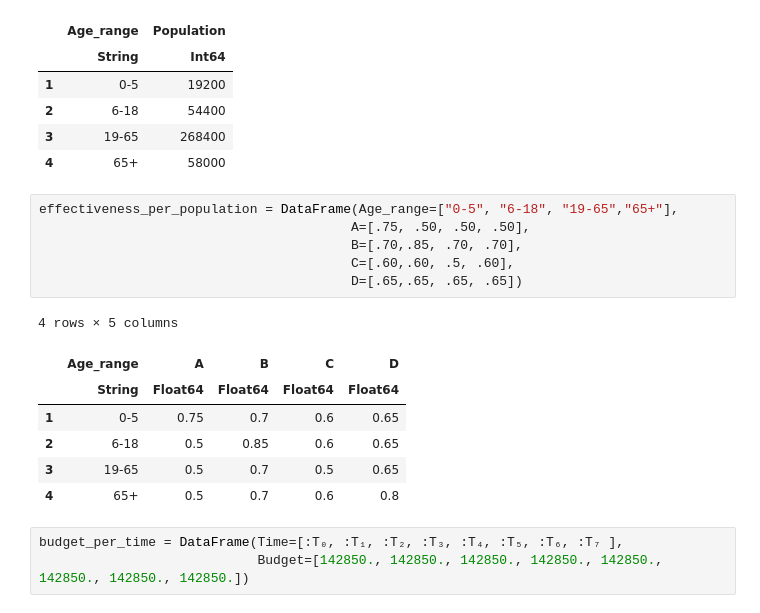
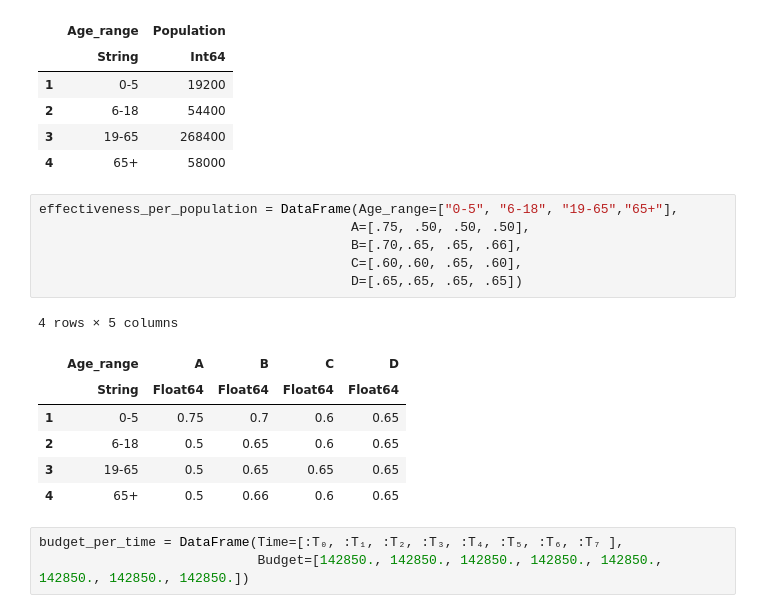
Before and after one commit to adubredu/dyn_project, a Jupyter notebook: tvilp.ipynb, the cells around one changed output. Cells and saved outputs as stored; diff of their text form.

```diff
--- a/tvilp.ipynb
+++ b/tvilp.ipynb
@@ -50,17 +50,17 @@ population = DataFrame(Age_range=["0-5", "6-18", "19-65","65+"],
 # %%
 effectiveness_per_population = DataFrame(Age_range=["0-5", "6-18", "19-65","65+"],
                                         A=[.75, .50, .50, .50],
-                                        B=[.70,.85, .70, .70],
-                                        C=[.60,.60, .5, .60],
+                                        B=[.70,.65, .65, .66],
+                                        C=[.60,.60, .65, .60],
                                         D=[.65,.65, .65, .65])
 # %% [output]
 4 rows × 5 columns
 |  | Age_range | A | B | C | D |
 |  | String | Float64 | Float64 | Float64 | Float64 |
 | 1 | 0-5 | 0.75 | 0.7 | 0.6 | 0.65 |
-| 2 | 6-18 | 0.5 | 0.85 | 0.6 | 0.65 |
-| 3 | 19-65 | 0.5 | 0.7 | 0.5 | 0.65 |
-| 4 | 65+ | 0.5 | 0.7 | 0.6 | 0.8 |
+| 2 | 6-18 | 0.5 | 0.65 | 0.6 | 0.65 |
+| 3 | 19-65 | 0.5 | 0.65 | 0.65 | 0.65 |
+| 4 | 65+ | 0.5 | 0.66 | 0.6 | 0.65 |
 # %%
 budget_per_time = DataFrame(Time=[:T₀, :T₁, :T₂, :T₃, :T₄, :T₅, :T₆, :T₇ ],
                             Budget=[142850., 142850., 142850., 142850., 142850., 142850., 142850., 142850.])
```
Also changed, not shown: parts of 6 cells of this notebook, 2 other files.
